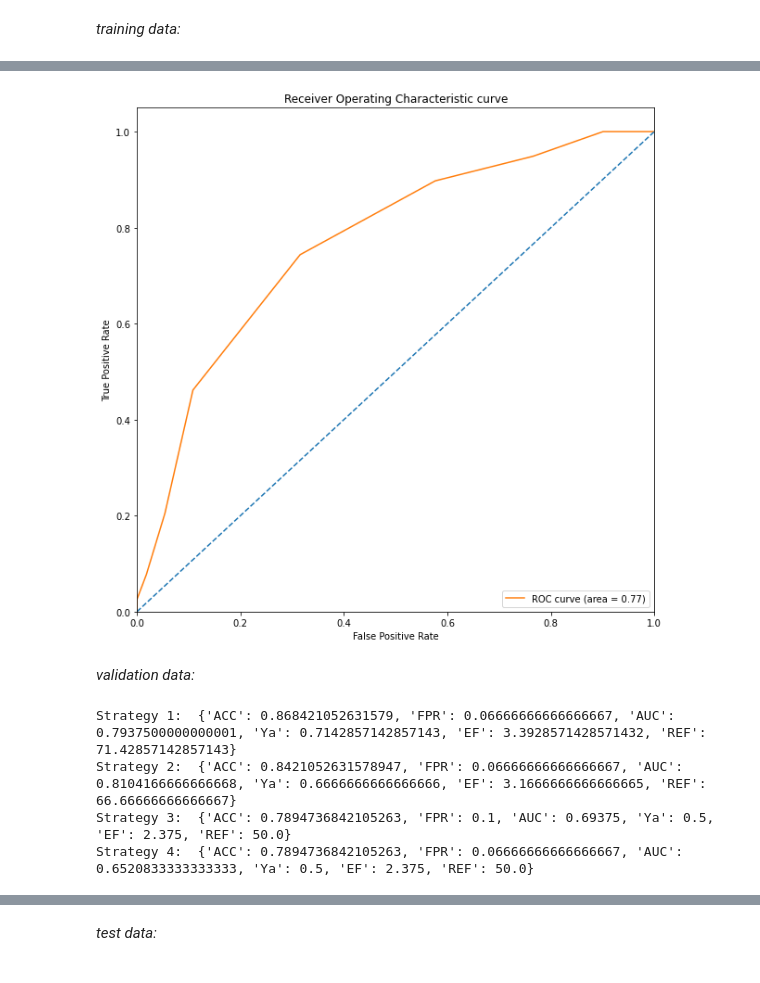
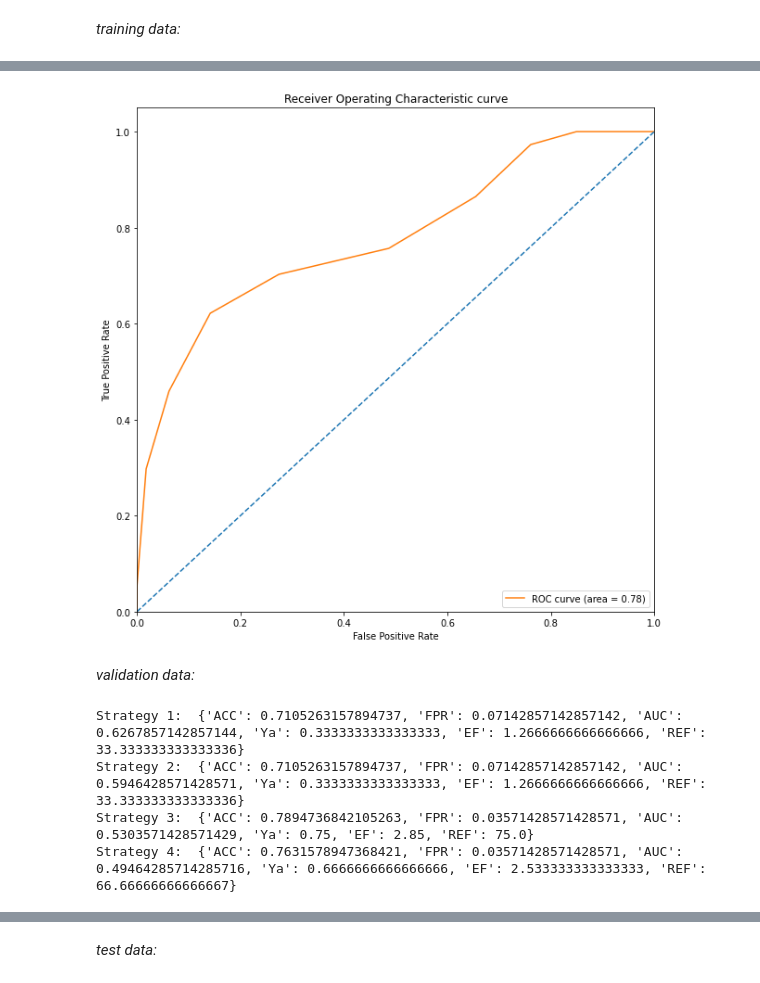
Before and after one commit to michabirklbauer/protein_docking, a Jupyter notebook: workflows/scr/scoring.ipynb, the cells around one changed output, grey strips where cells are left out. Drawn from its saved outputs; the diff is of its cells as text; code cells hidden in the pictures.

```diff
--- a/workflows/scr/scoring.ipynb
+++ b/workflows/scr/scoring.ipynb
@@ -115,5 +115,5 @@ Key: 0.0, 0.1, 0.0: strat1 Area under the ROC curve: 0.8291666666666667
 # %%
-features_filtered = get_relevant_features(features, 0.0, 0.15, 0.2)
+features_filtered = get_relevant_features(features, 0.05, 0.05, 0.1)
 features_filtered
 # %% [output]
 |  | INDEX | INTERACTION | DIFFERENCE | ACTIVE_FREQUENCY | INACTIVE_FREQUENCY |
@@ -307,24 +311,24 @@ plot_confusion_matrix(get_metrics(train_result_strat1, 7)["CM"], classes = [0, 1
 # %%
-roc = get_metrics(train_result_strat1, 7)["ROC"]
-plot_ROC_curve(roc["fpr"], roc["tpr"], filename = "results/ROC_train_strat1.png");
+roc = get_metrics(train_result_strat3, 7)["ROC"]
+plot_ROC_curve(roc["fpr"], roc["tpr"], filename = "results/ROC_train_strat3.png");
 # %% [output]
-[figure, old version]
+[figure, new version]
 # %% [markdown]
 *validation data:*
 # %%
 print(
 "Strategy 1: ",
-get_metrics(val_result_strat1, 7, pretty_print = True),
+get_metrics(val_result_strat1, 8, pretty_print = True),
 "\nStrategy 2: ",
-get_metrics(val_result_strat2, 8, pretty_print = True),
+get_metrics(val_result_strat2, 9, pretty_print = True),
 "\nStrategy 3: ",
-get_metrics(val_result_strat3, 6, pretty_print = True),
+get_metrics(val_result_strat3, 7, pretty_print = True),
 "\nStrategy 4: ",
 get_metrics(val_result_strat4, 8, pretty_print = True)
 )
 # %% [output]
-Strategy 1:  {'ACC': 0.868421052631579, 'FPR': 0.06666666666666667, 'AUC': 0.7937500000000001, 'Ya': 0.7142857142857143, 'EF': 3.3928571428571432, 'REF': 71.42857142857143}
-Strategy 2:  {'ACC': 0.8421052631578947, 'FPR': 0.06666666666666667, 'AUC': 0.8104166666666668, 'Ya': 0.6666666666666666, 'EF': 3.1666666666666665, 'REF': 66.66666666666667}
-Strategy 3:  {'ACC': 0.7894736842105263, 'FPR': 0.1, 'AUC': 0.69375, 'Ya': 0.5, 'EF': 2.375, 'REF': 50.0}
-Strategy 4:  {'ACC': 0.7894736842105263, 'FPR': 0.06666666666666667, 'AUC': 0.6520833333333333, 'Ya': 0.5, 'EF': 2.375, 'REF': 50.0}
+Strategy 1:  {'ACC': 0.7105263157894737, 'FPR': 0.07142857142857142, 'AUC': 0.6267857142857144, 'Ya': 0.3333333333333333, 'EF': 1.2666666666666666, 'REF': 33.333333333333336}
+Strategy 2:  {'ACC': 0.7105263157894737, 'FPR': 0.07142857142857142, 'AUC': 0.5946428571428571, 'Ya': 0.3333333333333333, 'EF': 1.2666666666666666, 'REF': 33.333333333333336}
+Strategy 3:  {'ACC': 0.7894736842105263, 'FPR': 0.03571428571428571, 'AUC': 0.5303571428571429, 'Ya': 0.75, 'EF': 2.85, 'REF': 75.0}
+Strategy 4:  {'ACC': 0.7631578947368421, 'FPR': 0.03571428571428571, 'AUC': 0.49464285714285716, 'Ya': 0.6666666666666666, 'EF': 2.533333333333333, 'REF': 66.66666666666667}
 # %%
```
Also changed, not shown: parts of 26 cells of this notebook, 27 other files.
